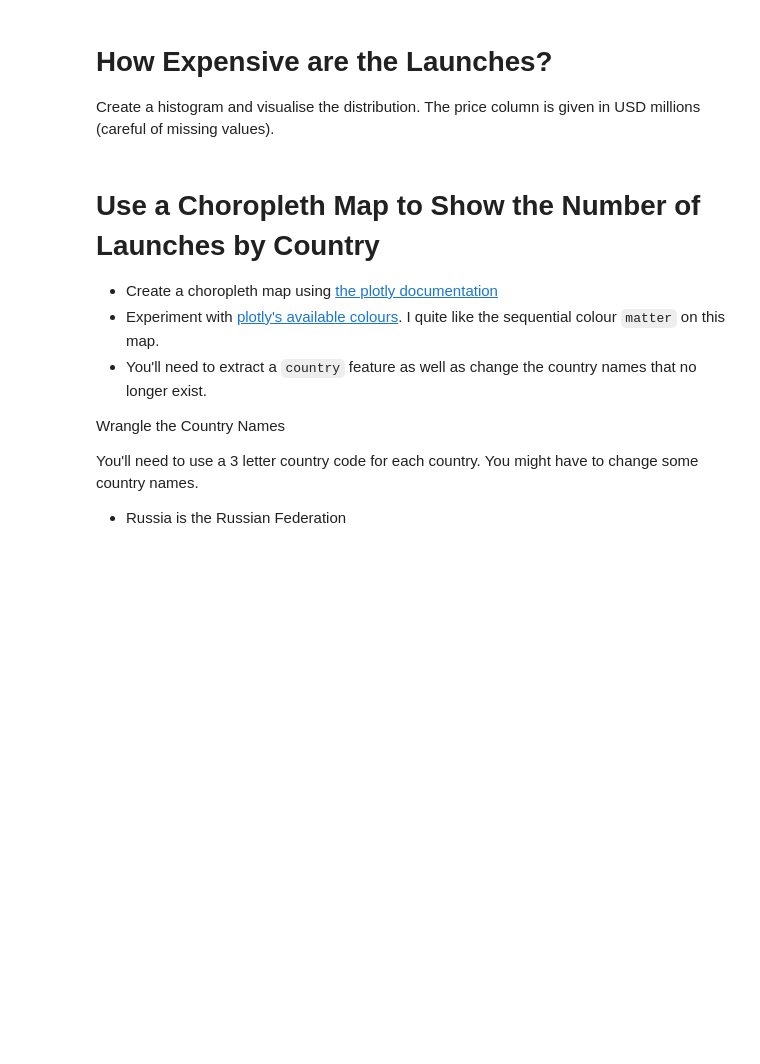
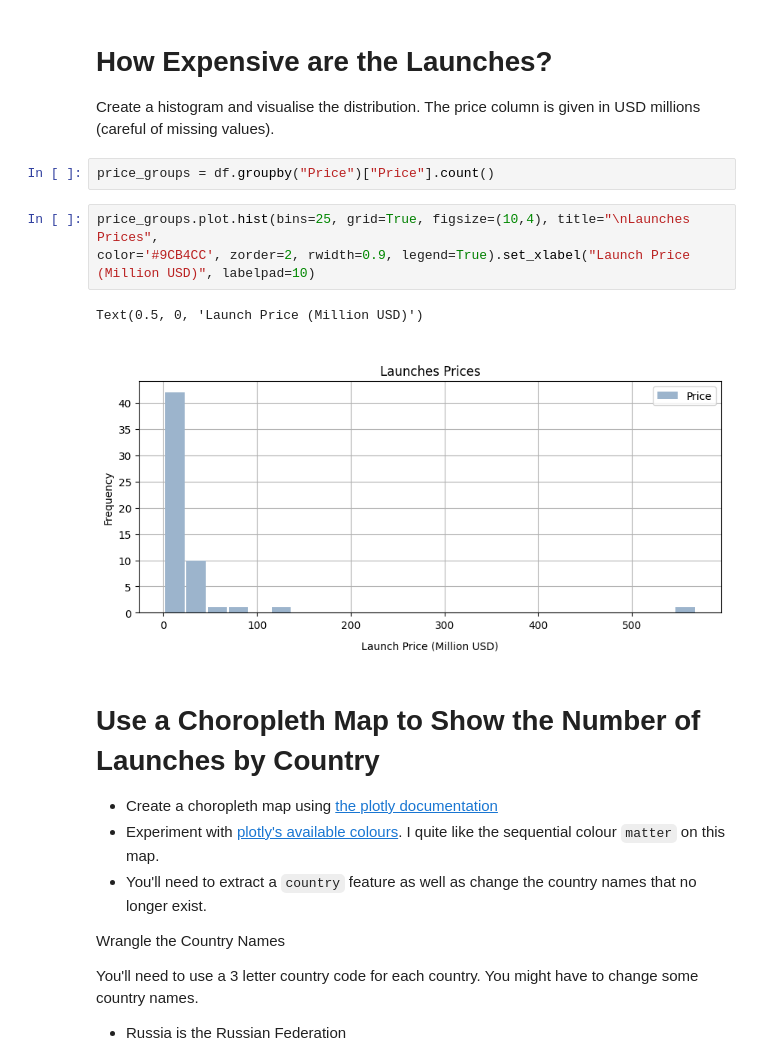
Before and after one commit to yazanismail1/space-race, a Jupyter notebook: main.ipynb, the cells around one changed output. Saved outputs shown, nothing was run; the diff lists cells and outputs as text; blank space fills up the shorter version.

```diff
--- a/main.ipynb
+++ b/main.ipynb
@@ -43,6 +141,14 @@ How many missions failed?
 # How Expensive are the Launches?
 
 Create a histogram and visualise the distribution. The price column is given in USD millions (careful of missing values).
+# %%
+price_groups = df.groupby("Price")["Price"].count()
+# %%
+price_groups.plot.hist(bins=25, grid=True, figsize=(10,4), title="\nLaunches Prices",
+color='#9CB4CC', zorder=2, rwidth=0.9, legend=True).set_xlabel("Launch Price (Million USD)", labelpad=10)
+# %% [output]
+Text(0.5, 0, 'Launch Price (Million USD)')
+[figure, added]
 # %% [markdown]
 # Use a Choropleth Map to Show the Number of Launches by Country
 
```
Also changed, not shown: parts of 42 cells of this notebook, 2 other files.
